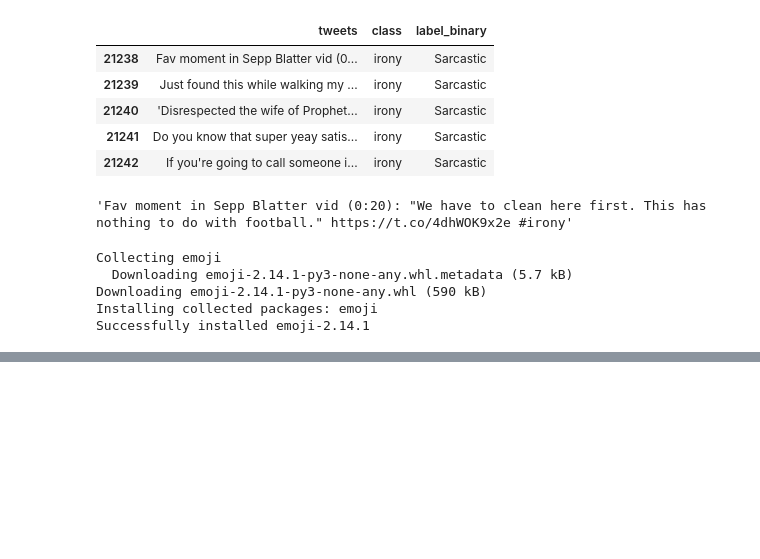
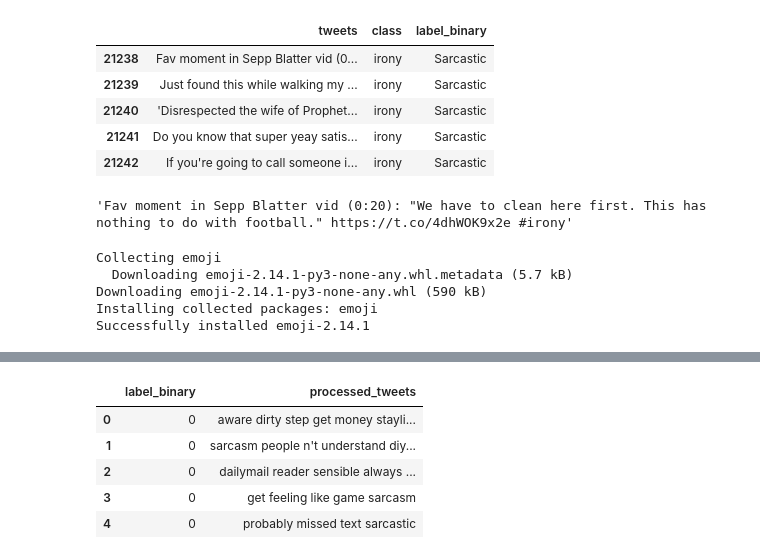
Before and after one commit to FundyLord/DataForger-Sarcasm, a Jupyter notebook: Sarcasm_detector.ipynb, the cells around one changed output, grey strips where cells are left out. Drawn from its saved outputs; the diff is of its cells as text; code cells hidden in the pictures; blank space fills up the shorter version.

```diff
--- a/Sarcasm_detector.ipynb
+++ b/Sarcasm_detector.ipynb
@@ -170,0 +221,13 @@ LookupError:
+# %%
+# Convert 'Sarcasm' to 1 and 'Genuine' to 0 in the 'binary_class' column
+df['label_binary'] = df['label_binary'].replace({'Sarcasm': 1, 'Genuine': 0})
+
+# Display the first few rows to check the changes
+df.head()
+# %% [output]
+|  | label_binary | processed_tweets |
+| 0 | 0 | aware dirty step get money stayli... |
+| 1 | 0 | sarcasm people n't understand diy... |
+| 2 | 0 | dailymail reader sensible always ... |
+| 3 | 0 | get feeling like game sarcasm |
+| 4 | 0 | probably missed text sarcastic |
```
Also changed, not shown: parts of 17 cells of this notebook.
